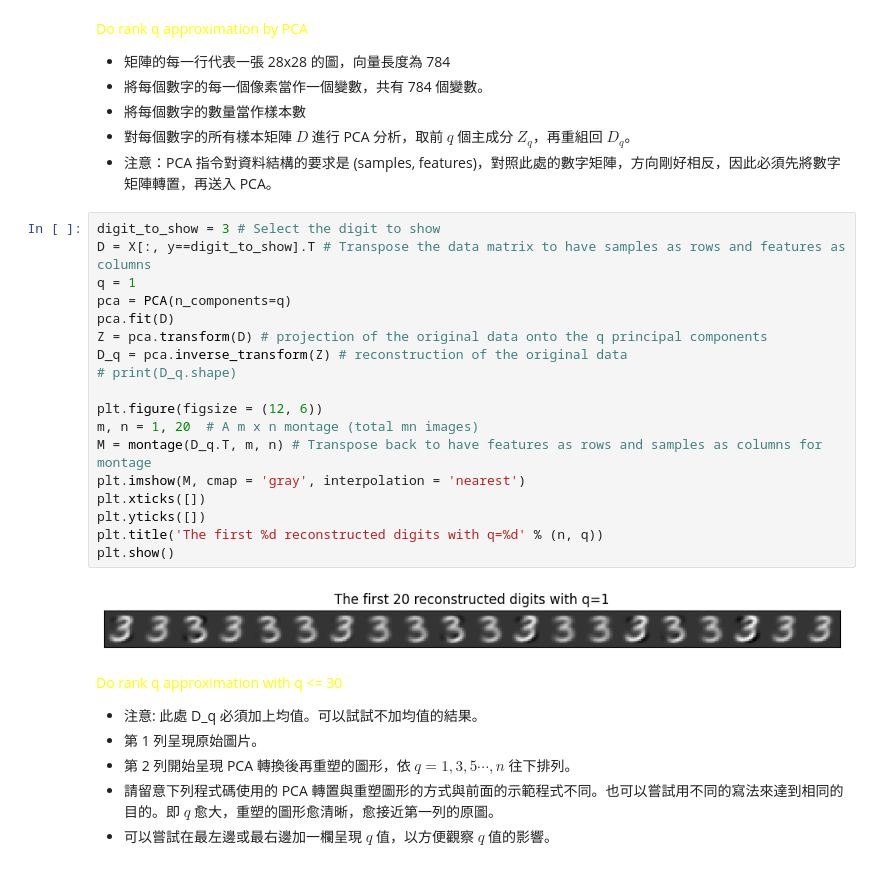
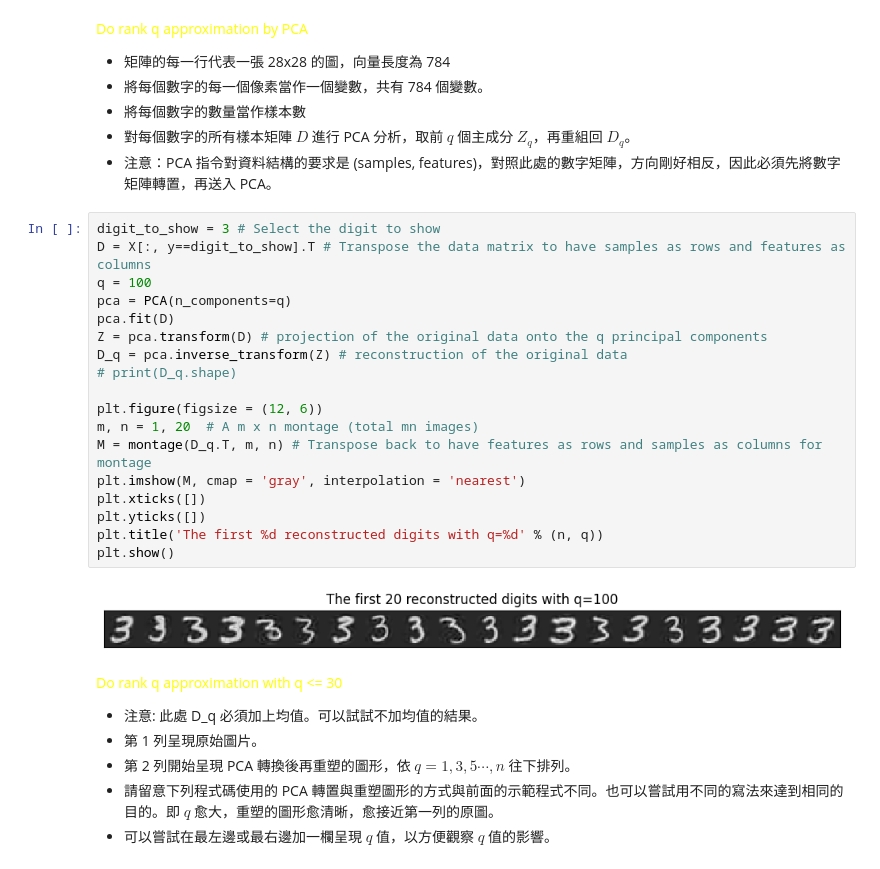
Before and after one commit to ntpuccw/InClassCoding, a Jupyter notebook: PCA_SVD_Digits.ipynb, the cells around one changed output. Cells and saved outputs as stored; diff of their text form.

```diff
--- a/PCA_SVD_Digits.ipynb
+++ b/PCA_SVD_Digits.ipynb
@@ -211,23 +211,23 @@ plt.show()
 # %%
 digit_to_show = 3 # Select the digit to show
 D = X[:, y==digit_to_show].T # Transpose the data matrix to have samples as rows and features as columns
-q = 1
+q = 100
 pca = PCA(n_components=q)
 pca.fit(D)
 Z = pca.transform(D) # projection of the original data onto the q principal components
 D_q = pca.inverse_transform(Z) # reconstruction of the original data
 # print(D_q.shape)
 
 plt.figure(figsize = (12, 6))
 m, n = 1, 20  # A m x n montage (total mn images)
 M = montage(D_q.T, m, n) # Transpose back to have features as rows and samples as columns for montage
 plt.imshow(M, cmap = 'gray', interpolation = 'nearest')
 plt.xticks([])
 plt.yticks([])
 plt.title('The first %d reconstructed digits with q=%d' % (n, q))
 plt.show()
 # %% [output]
-[figure, old version]
+[figure, new version]
 # %% [markdown]
 <font color=yellow>Do rank q approximation with q <= 30</font>
 
```
Also changed, not shown: parts of 2 cells of this notebook, 1 other file.
